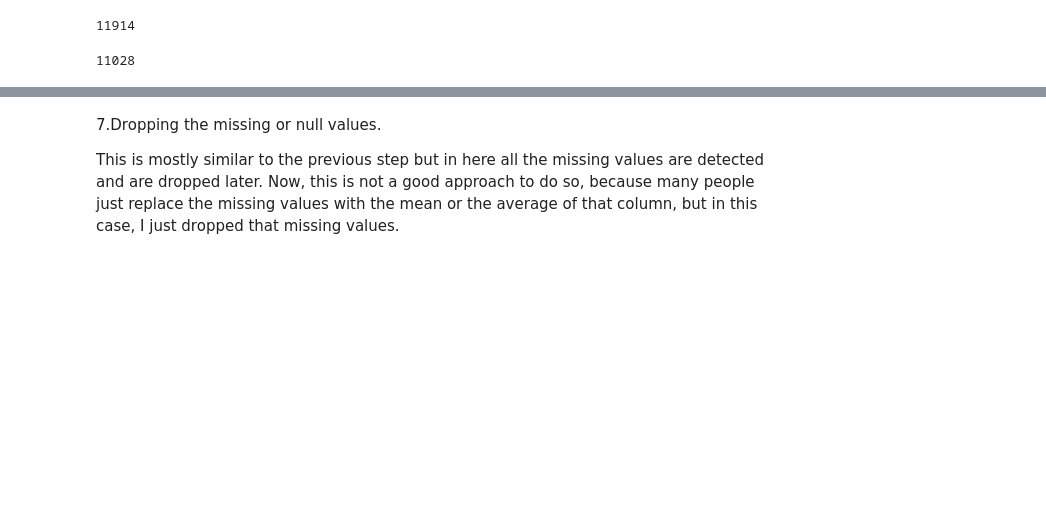
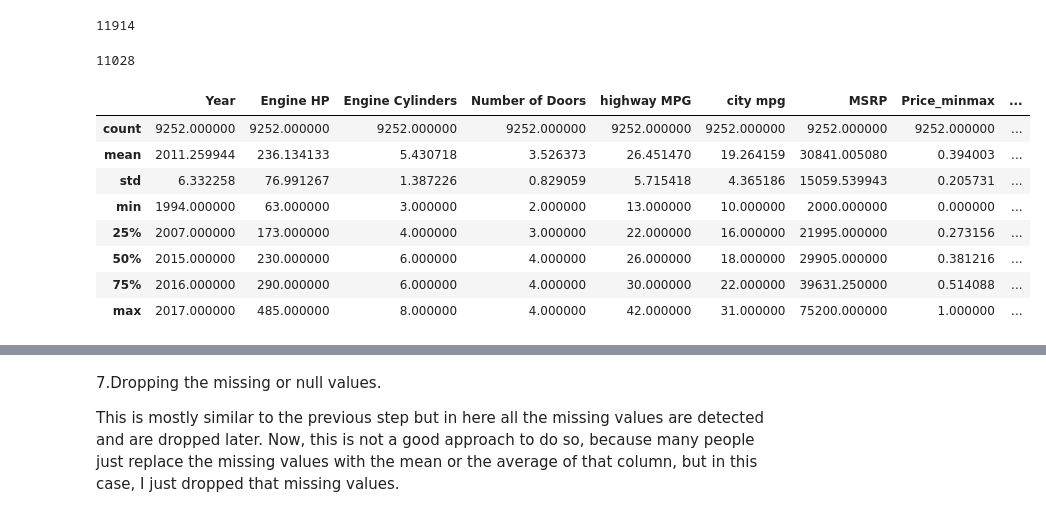
Before and after one commit to yuu3011/24642961_NguyenTuanVu_Cystone, a Jupyter notebook: practice/w3/w3_1_24642961.ipynb, the cells around one changed output, grey strips where cells are left out. Cells and saved outputs as stored; diff of their text form; code cells hidden in the pictures; blank space fills up the shorter version.

```diff
--- a/practice/w3/w3_1_24642961.ipynb
+++ b/practice/w3/w3_1_24642961.ipynb
@@ -185,3 +185,15 @@ df.drop_duplicates(inplace=True)
 df.shape[0]
 # %% [output]
 11028
+# %%
+df.describe()
+# %% [output]
+|  | Year | Engine HP | Engine Cylinders | Number of Doors | highway MPG | city mpg | MSRP | Price_minmax | ... |
+| count | 9252.000000 | 9252.000000 | 9252.000000 | 9252.000000 | 9252.000000 | 9252.000000 | 9252.000000 | 9252.000000 | ... |
+| mean | 2011.259944 | 236.134133 | 5.430718 | 3.526373 | 26.451470 | 19.264159 | 30841.005080 | 0.394003 | ... |
+| std | 6.332258 | 76.991267 | 1.387226 | 0.829059 | 5.715418 | 4.365186 | 15059.539943 | 0.205731 | ... |
+| min | 1994.000000 | 63.000000 | 3.000000 | 2.000000 | 13.000000 | 10.000000 | 2000.000000 | 0.000000 | ... |
+| 25% | 2007.000000 | 173.000000 | 4.000000 | 3.000000 | 22.000000 | 16.000000 | 21995.000000 | 0.273156 | ... |
+| 50% | 2015.000000 | 230.000000 | 6.000000 | 4.000000 | 26.000000 | 18.000000 | 29905.000000 | 0.381216 | ... |
+| 75% | 2016.000000 | 290.000000 | 6.000000 | 4.000000 | 30.000000 | 22.000000 | 39631.250000 | 0.514088 | ... |
+| max | 2017.000000 | 485.000000 | 8.000000 | 4.000000 | 42.000000 | 31.000000 | 75200.000000 | 1.000000 | ... |
```
Also changed, not shown: parts of 4 cells of this notebook, 30 other files.
